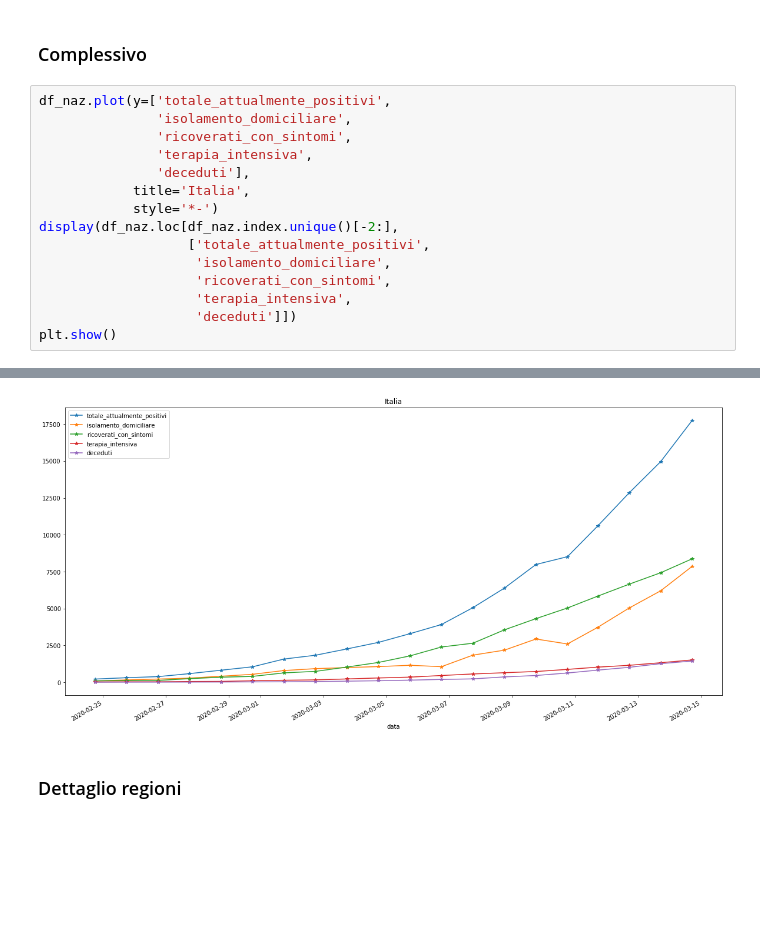
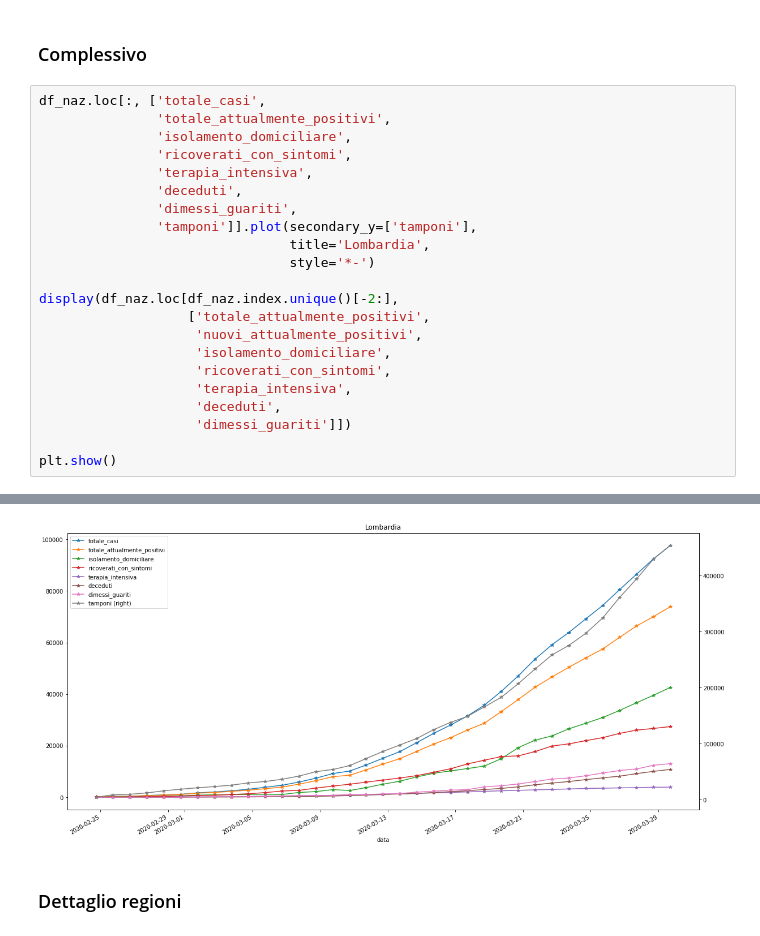
Before and after one commit to martinomiani/covid-19, a Jupyter notebook: COVID.ipynb, the cells around one changed output, grey strips where cells are left out. Drawn from its saved outputs; the diff is of its cells as text; blank space fills up the shorter version.

```diff
--- a/COVID.ipynb
+++ b/COVID.ipynb
@@ -65,18 +71,25 @@ plt.show()
 # %% [markdown]
 ### Complessivo
 # %%
-df_naz.plot(y=['totale_attualmente_positivi',
+df_naz.loc[:, ['totale_casi',
+               'totale_attualmente_positivi',
                'isolamento_domiciliare',
                'ricoverati_con_sintomi',
                'terapia_intensiva',
-               'deceduti'],
-            title='Italia',
-            style='*-')
+               'deceduti',
+               'dimessi_guariti',
+               'tamponi']].plot(secondary_y=['tamponi'],
+                                title='Lombardia',
+                                style='*-')
+
 display(df_naz.loc[df_naz.index.unique()[-2:],
                    ['totale_attualmente_positivi',
+                    'nuovi_attualmente_positivi',
                     'isolamento_domiciliare',
                     'ricoverati_con_sintomi',
                     'terapia_intensiva',
-                    'deceduti']])
+                    'deceduti',
+                    'dimessi_guariti']])
+
 plt.show()
 # %% [output]
@@ -87,4 +100,4 @@ plt.show()
-[figure, old version]
+[figure, new version]
 # %% [markdown]
 ### Dettaglio regioni
 # %%
```
Also changed, not shown: parts of 4 cells of this notebook, 1 other file.
